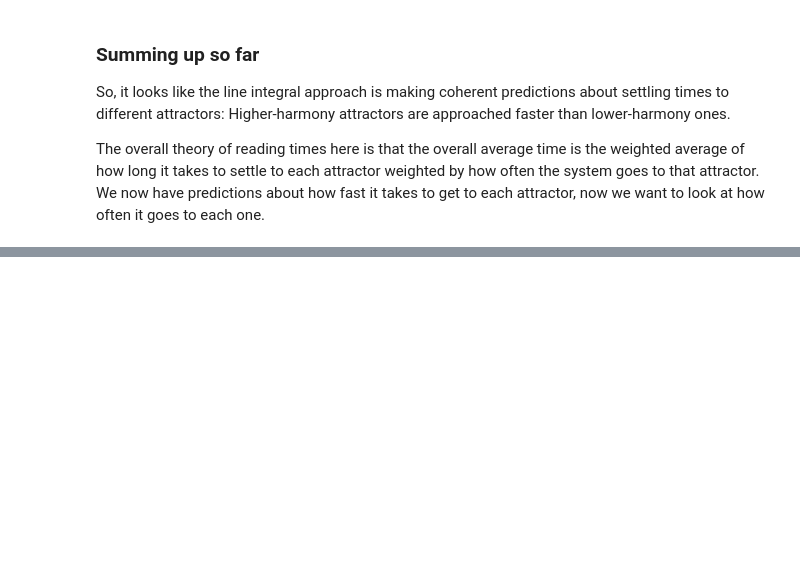
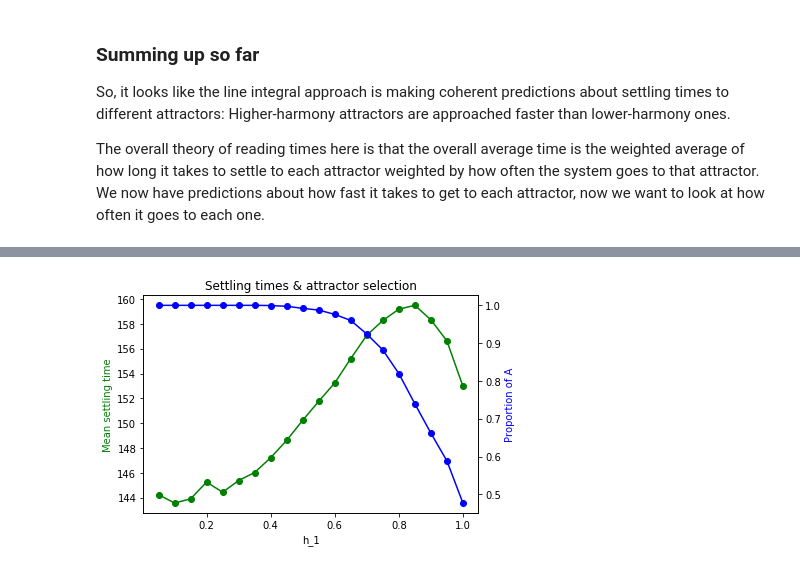
Before and after one commit to garrett-m-smith/SOParser, a Jupyter notebook: Testing/ICCM00.ipynb, the cells around one changed output, grey strips where cells are left out. Drawn from its saved outputs; the diff is of its cells as text; code cells hidden in the pictures; blank space fills up the shorter version.

Commit message:
Got Part the Second working. Really interesting nonlinear effect of harmony difference on avg. reading time!

```diff
--- a/Testing/ICCM00.ipynb
+++ b/Testing/ICCM00.ipynb
@@ -134,0 +303,21 @@ The overall theory of reading times here is that the overall average time is the
+# %%
+# Calculating descriptive statistics
+byharmony = data.groupby(['Harmony1', 'Attractor']).agg('count')
+props = byharmony.groupby(level=0).apply(lambda x: x / x.sum())
+propa = props.xs('A', level=1)  # Proportions of A-parses by h1 harmony
+
+means = data.groupby('Harmony1').describe().iloc[:, 1]  # Mean settling times
+# %%
+# Making a figure of mean settling time and proportion of A attractors
+fig, ax1 = plt.subplots()
+ax2 = ax1.twinx()
+ax1.plot(hvals[::-1], means, 'g-o')
+ax2.plot(hvals[::-1], propa, 'b-o')
+
+ax1.set_xlabel('h_1')
+ax1.set_ylabel('Mean settling time', color='g')
+ax2.set_ylabel('Proportion of A', color='b')
+plt.title('Settling times & attractor selection')
+plt.show()
+# %% [output]
+[figure, added]
```
Also changed, not shown: parts of 10 cells of this notebook.
